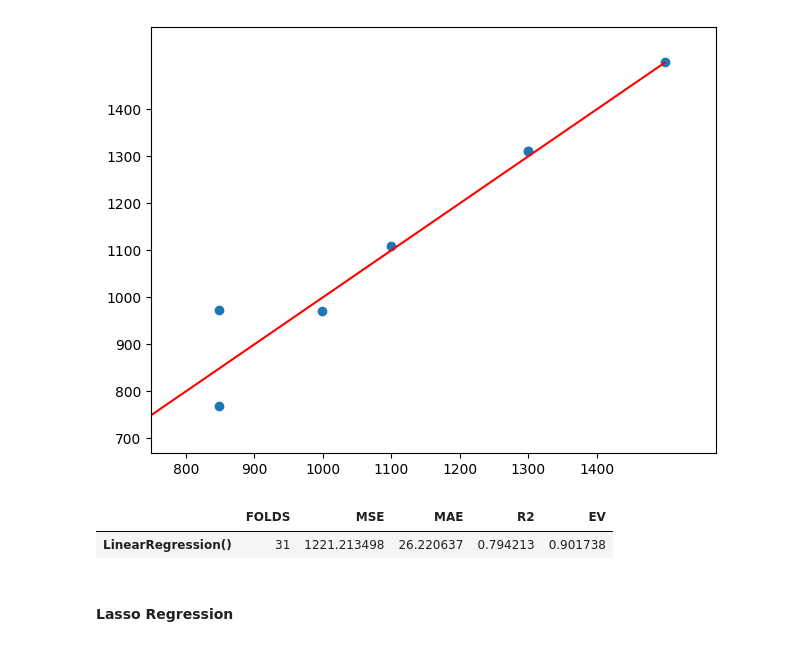
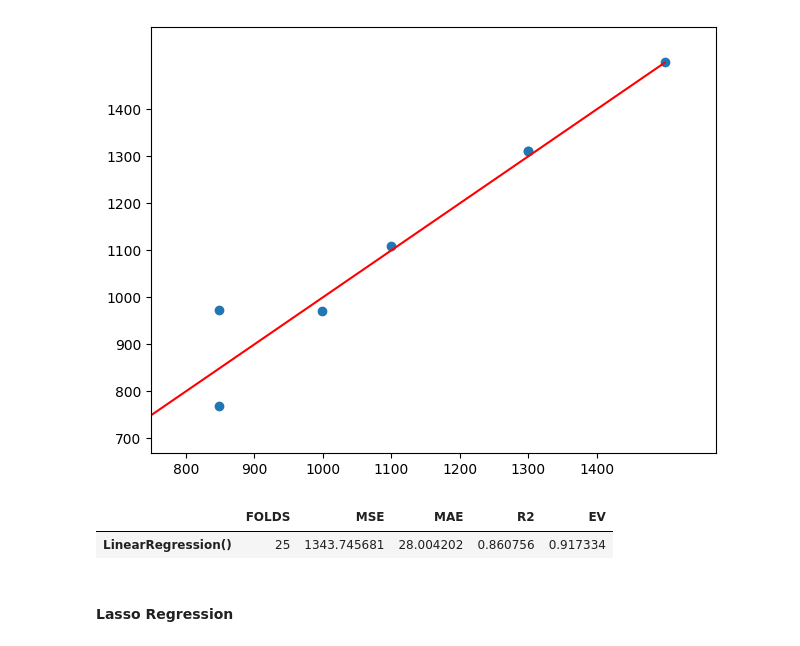
Before and after one commit to Tahsin-T-Ahmed/iphone-price-prediction-ai, a Jupyter notebook: model.ipynb, the cells around one changed output. Saved outputs shown, nothing was run; the diff lists cells and outputs as text; code cells hidden in the pictures.

Commit message:
update cvfolds to 25

```diff
--- a/model.ipynb
+++ b/model.ipynb
@@ -295,22 +295,22 @@ linreg_results.sort_values(by="ERR_PERCENT", ascending=False)
 | 110 | 1499.0 | 1499.905669 | 0.905669 | 0.060418 |
 [figure]
 # %%
-cvfolds = 30
+cvfolds = 25
 # THRESHOLD AT 24
 # LOWEST ERROR AT 31
 
 metrics = pd.DataFrame(data={
-    "FOLDS": cvfolds_linreg,
-    "MSE": cross_validate(linreg, X_linreg, y_linreg, scoring="neg_mean_squared_error", cv=cvfolds_linreg)["test_score"].mean() * -1,
-    "MAE": cross_validate(linreg, X_linreg, y_linreg, scoring="neg_mean_absolute_error", cv=cvfolds_linreg)["test_score"].mean() * -1,
-    "R2": cross_validate(linreg, X_linreg, y_linreg, scoring="r2", cv=cvfolds_linreg)["test_score"].mean(),
-    "EV": cross_validate(linreg, X_linreg, y_linreg, scoring="explained_variance", cv=cvfolds_linreg)["test_score"].mean(),
+    "FOLDS": cvfolds,
+    "MSE": cross_validate(linreg, X_linreg, y_linreg, scoring="neg_mean_squared_error", cv=cvfolds)["test_score"].mean() * -1,
+    "MAE": cross_validate(linreg, X_linreg, y_linreg, scoring="neg_mean_absolute_error", cv=cvfolds)["test_score"].mean() * -1,
+    "R2": cross_validate(linreg, X_linreg, y_linreg, scoring="r2", cv=cvfolds)["test_score"].mean(),
+    "EV": cross_validate(linreg, X_linreg, y_linreg, scoring="explained_variance", cv=cvfolds)["test_score"].mean(),
 }, index=[linreg])
 
 metrics
 # %% [output]
 |  | FOLDS | MSE | MAE | R2 | EV |
-| LinearRegression() | 31 | 1221.213498 | 26.220637 | 0.794213 | 0.901738 |
+| LinearRegression() | 25 | 1343.745681 | 28.004202 | 0.860756 | 0.917334 |
 # %% [markdown]
 #### Lasso Regression
 # %%
```
Also changed, not shown: parts of 2 cells of this notebook.
